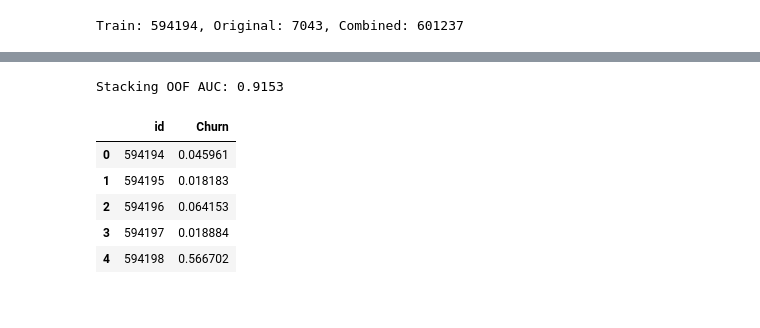
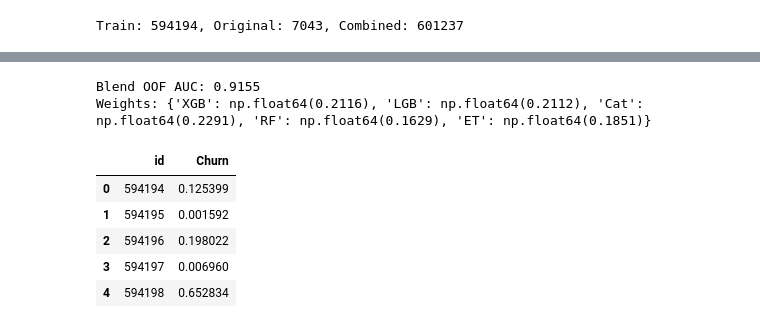
Before and after one commit to oivler/kaggle-predict-customer-churn, a Jupyter notebook: model.ipynb, the cells around one changed output, grey strips where cells are left out. Drawn from its saved outputs; the diff is of its cells as text; code cells hidden in the pictures.

```diff
--- a/model.ipynb
+++ b/model.ipynb
@@ -135,7 +225,7 @@ CatBoost Best CV AUC: 0.9160
 # %%
 from sklearn.ensemble import RandomForestClassifier, ExtraTreesClassifier
-from sklearn.linear_model import LogisticRegression
 from sklearn.metrics import roc_auc_score
+from scipy.optimize import minimize
 
 n_models = 5
 oof = np.zeros((len(X_encoded), n_models))
@@ -143,9 +233,9 @@ test_preds = np.zeros((len(X_test_encoded), n_models))
 
 def get_models(seed, fold):
     return [
-        XGBClassifier(**gs_xgb.best_params_).set_params(random_state=seed+fold, eval_metric='logloss'),
-        LGBMClassifier(**gs_lgb.best_params_).set_params(random_state=seed+fold, verbose=-1),
-        CatBoostClassifier(iterations=gs_cat.best_params_['iterations'], depth=gs_cat.best_params_['depth'], learning_rate=gs_cat.best_params_['learning_rate'], random_state=seed+fold, verbose=0),
+        XGBClassifier(**best_xgb_params, random_state=seed+fold, eval_metric='logloss'),
+        LGBMClassifier(**best_lgb_params, random_state=seed+fold, verbose=-1),
+        CatBoostClassifier(**best_cat_params, random_state=seed+fold, verbose=0),
         RandomForestClassifier(n_estimators=300, max_depth=12, class_weight='balanced', random_state=seed+fold),
         ExtraTreesClassifier(n_estimators=300, max_depth=12, class_weight='balanced', random_state=seed+fold),
     ]
@@ -160,34 +250,42 @@ for fold, (train_idx, val_idx) in enumerate(cv.split(X_encoded, y_full)):
         oof[val_idx, i] = m.predict_proba(X_val)[:, 1]
         test_preds[:, i] += m.predict_proba(X_test_encoded)[:, 1] / N_FOLDS
 
-meta = LogisticRegression(C=0.1, max_iter=1000, random_state=42)
-meta.fit(oof, y_full)
-stack_oof = meta.predict_proba(oof)[:, 1]
-print(f"Stacking OOF AUC: {roc_auc_score(y_full, stack_oof):.4f}")
+def neg_auc(w):
+    blend = oof @ w
+    return -roc_auc_score(y_full, blend)
+
+result = minimize(neg_auc, x0=np.ones(n_models)/n_models, method='SLSQP',
+                  bounds=[(0, 1)]*n_models,
+                  constraints={'type': 'eq', 'fun': lambda w: np.sum(w) - 1})
+blend_weights = result.x
+blend_oof = oof @ blend_weights
+print(f"Blend OOF AUC: {roc_auc_score(y_full, blend_oof):.4f}")
+print(f"Weights: {dict(zip(['XGB','LGB','Cat','RF','ET'], np.round(blend_weights, 4)))}")
 # %% [output]
-Stacking OOF AUC: 0.9153
+Blend OOF AUC: 0.9155
+Weights: {'XGB': np.float64(0.2116), 'LGB': np.float64(0.2112), 'Cat': np.float64(0.2291), 'RF': np.float64(0.1629), 'ET': np.float64(0.1851)}
 # %%
-all_test_preds = [test_preds.copy()]
+all_test_preds = [test_preds @ blend_weights]
 for base_seed in [123, 456, 789][:N_SEEDS-1]:
     tp = np.zeros((len(X_test_encoded), n_models))
     for fold, (train_idx, val_idx) in enumerate(cv.split(X_encoded, y_full)):
         X_tr, X_val = X_encoded.iloc[train_idx], X_encoded.iloc[val_idx]
         y_tr = y_full.iloc[train_idx]
         sw_tr = sample_weights[train_idx]
         models = get_models(base_seed, fold)
         for i, m in enumerate(models):
             m.fit(X_tr, y_tr, sample_weight=sw_tr)
             tp[:, i] += m.predict_proba(X_test_encoded)[:, 1] / N_FOLDS
-    all_test_preds.append(tp)
+    all_test_preds.append(tp @ blend_weights)
 
-final_preds = np.mean([meta.predict_proba(tp)[:, 1] for tp in all_test_preds], axis=0)
+final_preds = np.mean(all_test_preds, axis=0)
 submission = pd.DataFrame({'id': test_ids, 'Churn': final_preds})
 submission.to_csv('submission.csv', index=False)
 submission.head()
 # %% [output]
 |  | id | Churn |
-| 0 | 594194 | 0.045961 |
-| 1 | 594195 | 0.018183 |
-| 2 | 594196 | 0.064153 |
-| 3 | 594197 | 0.018884 |
-| 4 | 594198 | 0.566702 |
+| 0 | 594194 | 0.125399 |
+| 1 | 594195 | 0.001592 |
+| 2 | 594196 | 0.198022 |
+| 3 | 594197 | 0.006960 |
+| 4 | 594198 | 0.652834 |
```
Also changed, not shown: parts of 5 cells of this notebook.
